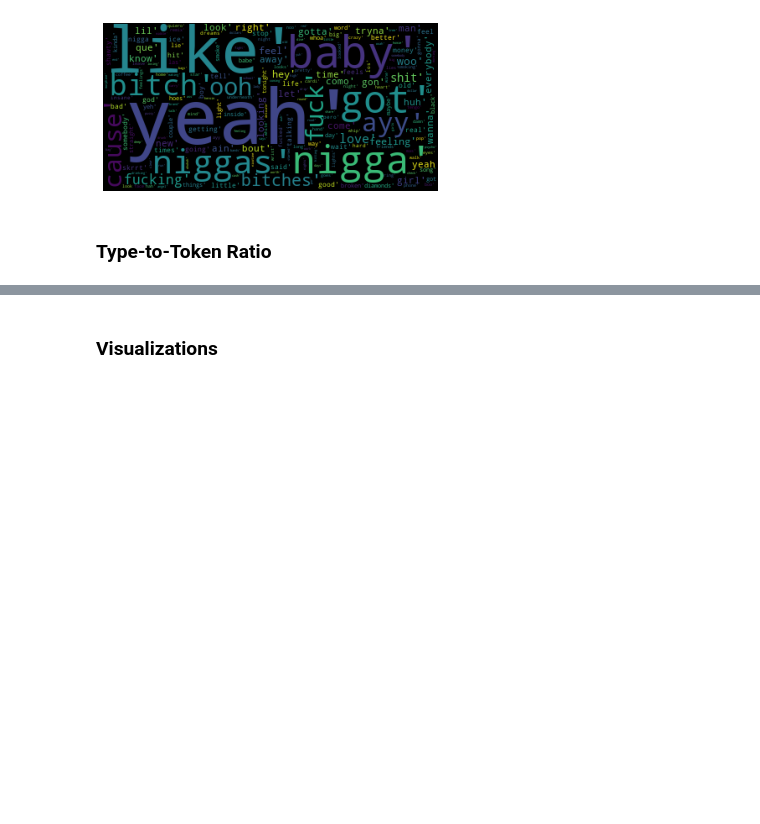
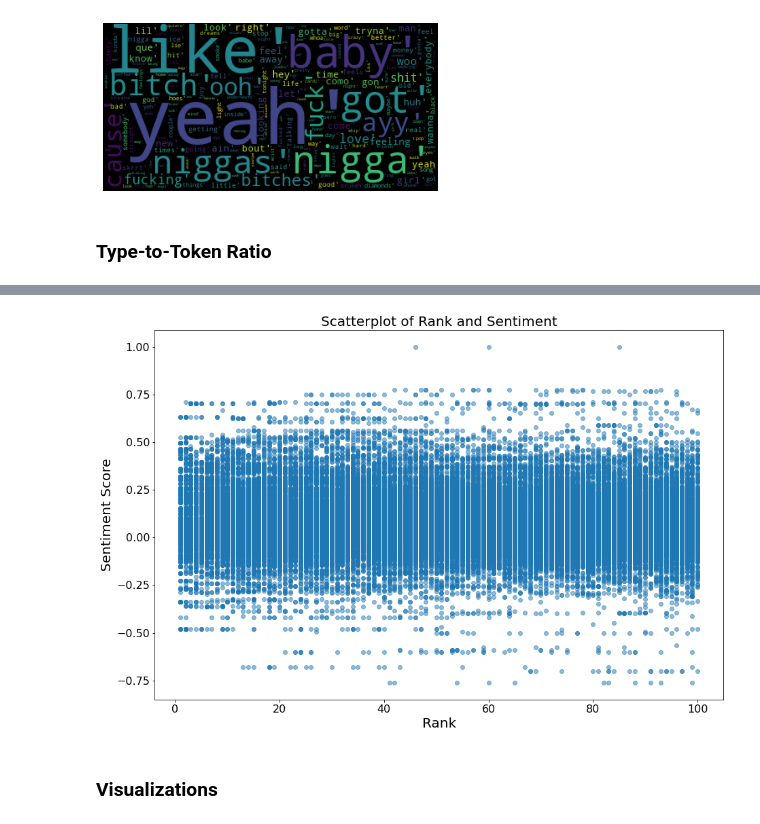
Before and after one commit to catbaker3/final, a Jupyter notebook: Final- Alt Dataset.ipynb, the cells around one changed output, grey strips where cells are left out. Drawn from its saved outputs; the diff is of its cells as text; code cells hidden in the pictures; blank space fills up the shorter version.

```diff
--- a/Final- Alt Dataset.ipynb
+++ b/Final- Alt Dataset.ipynb
@@ -432,3 +432,16 @@ billboard_100.describe()
+# %%
+x = billboard_100['Rank']
+y = billboard_100['Sentiment']
+
+plt.figure(figsize=(15,10))
+plt.scatter(x, y, alpha=0.5)
+plt.title('Scatterplot of Rank and Sentiment', fontsize=20)
+plt.ylabel('Sentiment Score', fontsize=20)
+plt.xlabel('Rank', fontsize=20)
+plt.tick_params(axis='both', which='major', labelsize=16)
+plt.show()
+# %% [output]
+[figure, added]
 # %% [markdown]
 ### Visualizations
 # %%
```
Also changed, not shown: parts of 9 cells of this notebook.
